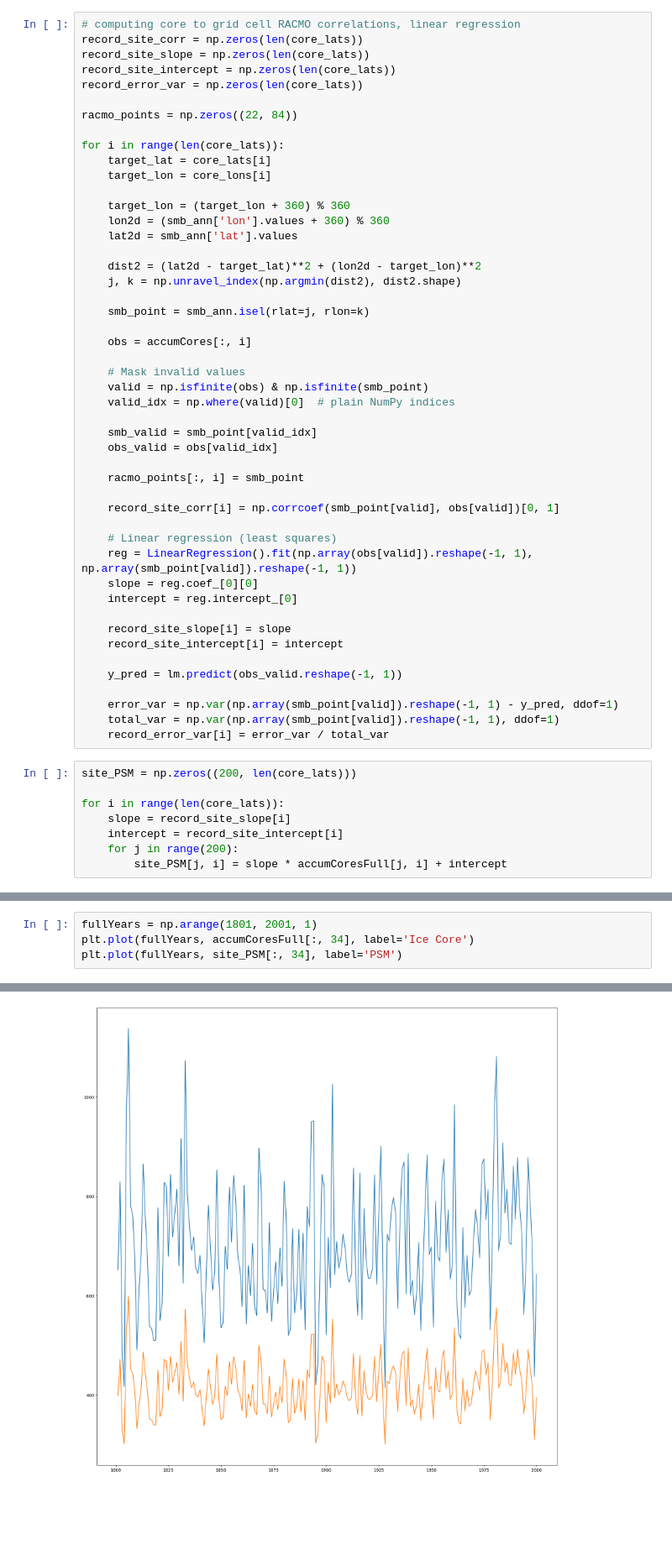
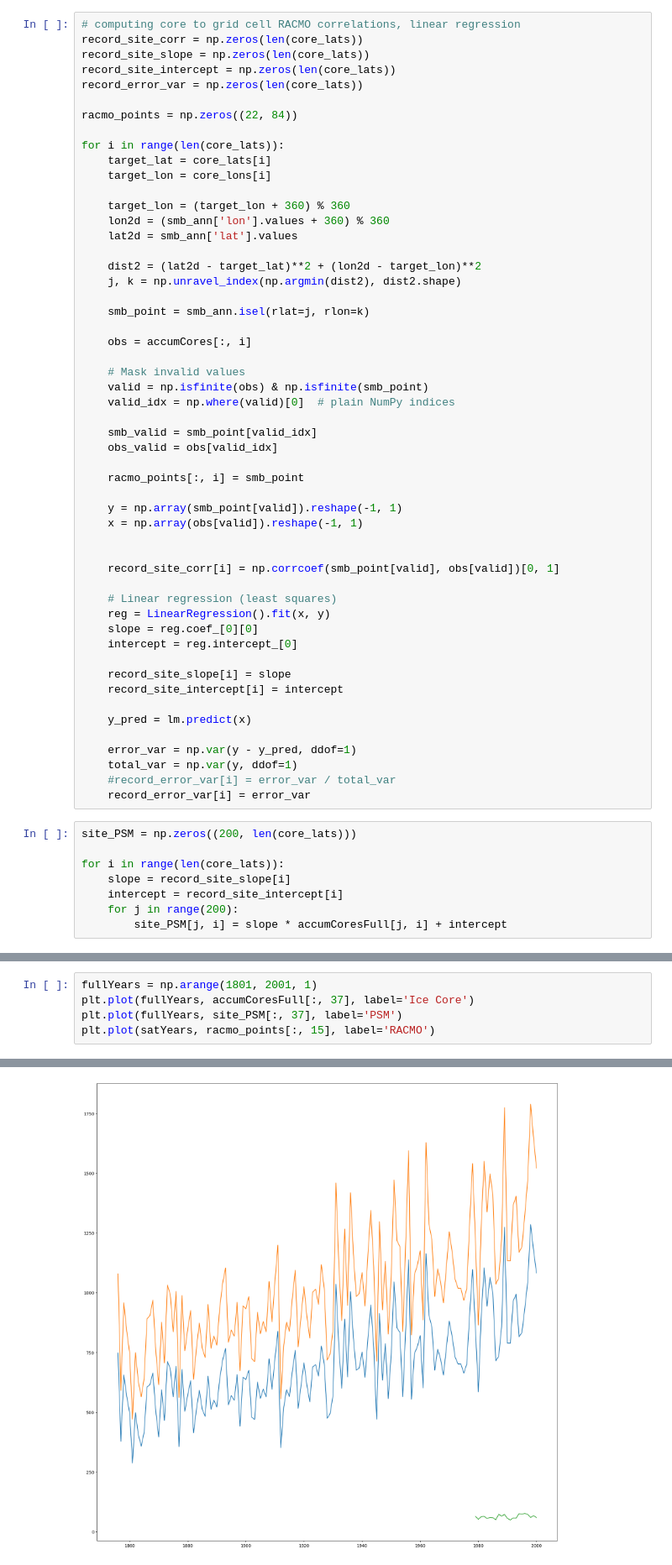
Before and after one commit to advikeswaran/metric-reconstruction, a Jupyter notebook: RACMO_xESMF.ipynb, the cells around one changed output, grey strips where cells are left out. Shown at 84% size. Drawn from its saved outputs; the diff is of its cells as text; blank space fills up the shorter version.

Commit message:
RACMO kalman first

```diff
--- a/RACMO_xESMF.ipynb
+++ b/RACMO_xESMF.ipynb
@@ -404,21 +405,26 @@ for i in range(len(core_lats)):
 
     racmo_points[:, i] = smb_point
 
+    y = np.array(smb_point[valid]).reshape(-1, 1)
+    x = np.array(obs[valid]).reshape(-1, 1)
+
+
     record_site_corr[i] = np.corrcoef(smb_point[valid], obs[valid])[0, 1]
 
     # Linear regression (least squares)
-    reg = LinearRegression().fit(np.array(obs[valid]).reshape(-1, 1), np.array(smb_point[valid]).reshape(-1, 1))
+    reg = LinearRegression().fit(x, y)
     slope = reg.coef_[0][0]
     intercept = reg.intercept_[0]
 
     record_site_slope[i] = slope
     record_site_intercept[i] = intercept
 
-    y_pred = lm.predict(obs_valid.reshape(-1, 1))
+    y_pred = lm.predict(x)
 
-    error_var = np.var(np.array(smb_point[valid]).reshape(-1, 1) - y_pred, ddof=1)
-    total_var = np.var(np.array(smb_point[valid]).reshape(-1, 1), ddof=1)
-    record_error_var[i] = error_var / total_var
+    error_var = np.var(y - y_pred, ddof=1)
+    total_var = np.var(y, ddof=1)
+    #record_error_var[i] = error_var / total_var
+    record_error_var[i] = error_var
 # %%
 site_PSM = np.zeros((200, len(core_lats)))
 
@@ -438,7 +436,8 @@ ValueError: x and y must have same first dimension, but have shapes (200,) and (
 # %%
 fullYears = np.arange(1801, 2001, 1)
-plt.plot(fullYears, accumCoresFull[:, 34], label='Ice Core')
-plt.plot(fullYears, site_PSM[:, 34], label='PSM')
+plt.plot(fullYears, accumCoresFull[:, 37], label='Ice Core')
+plt.plot(fullYears, site_PSM[:, 37], label='PSM')
+plt.plot(satYears, racmo_points[:, 15], label='RACMO')
 # %% [output]
 [<matplotlib.lines.Line2D at 0x...>]
-[figure, old version]
+[figure, new version]
```
Also changed, not shown: parts of 17 cells of this notebook, 2 other files.
